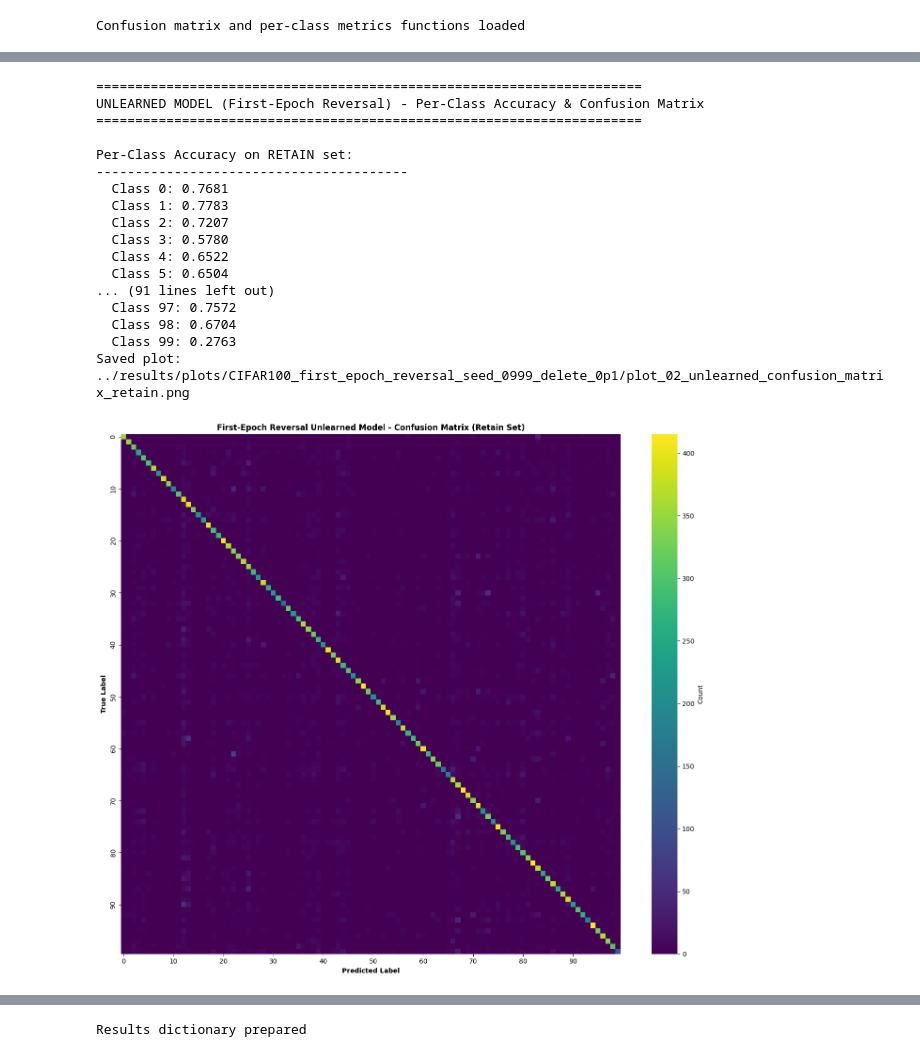
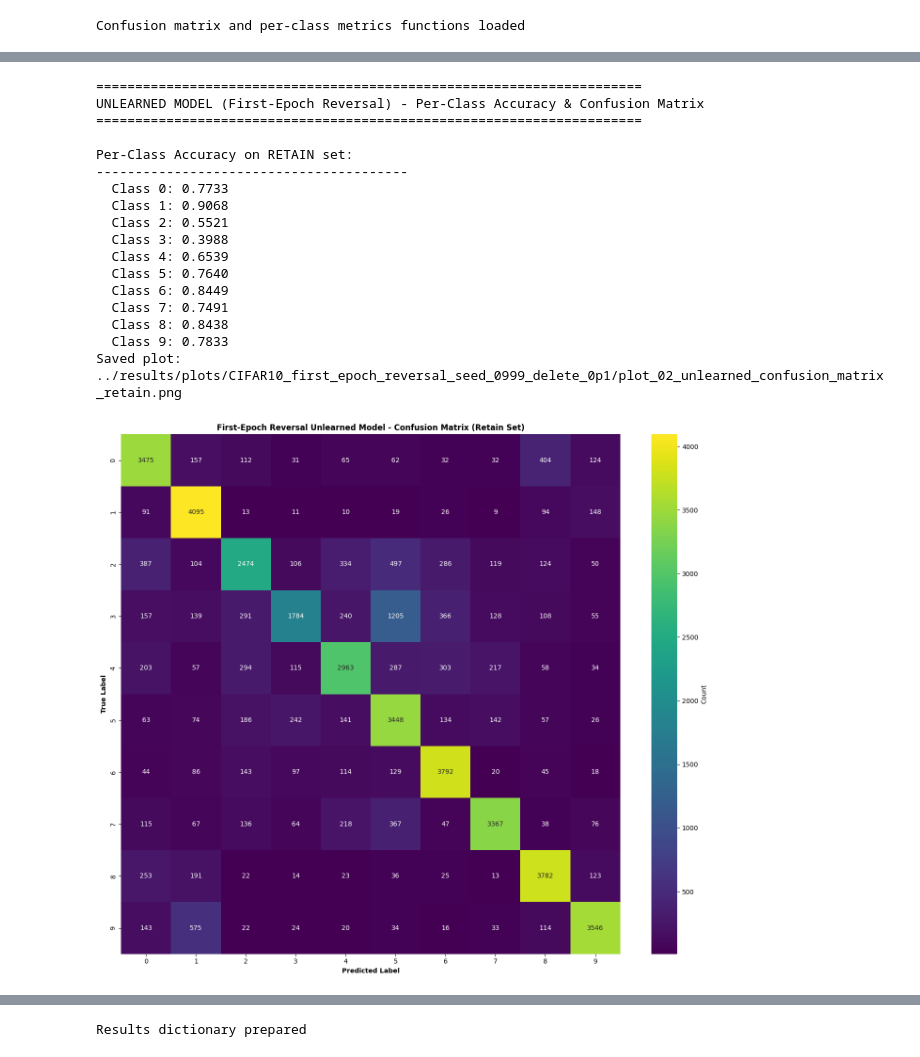
Before and after one commit to NinaAbeyratne/MU-Practice, a Jupyter notebook: notebooks/first_epoch_reversal.ipynb, the cells around one changed output, grey strips where cells are left out. Cells and saved outputs as stored; diff of their text form; code cells hidden in the pictures.

```diff
--- a/notebooks/first_epoch_reversal.ipynb
+++ b/notebooks/first_epoch_reversal.ipynb
@@ -22,8 +22,8 @@ TRAIN_EPOCHS = 10
 SAVE_EPOCH = 0
 RETRAIN_EPOCHS = 3
 LOSS_NAME = "CrossEntropyLoss"
-DATASET_TAG = "CIFAR100"
-NUM_CLASSES = 100  # CIFAR-100 has 100 classes
+DATASET_TAG = "CIFAR10"
+NUM_CLASSES = 10  # CIFAR-10 has 10 classes
 
 print(f"Configuration loaded:")
 print(f"  Dataset: {DATASET_TAG}")
@@ -82,9 +82,9 @@ transform = transforms.Compose([
 ])
 
 # Changed datasets.MNIST to datasets.CIFAR10/100
-# dataset = datasets.CIFAR10(
+dataset = datasets.CIFAR10(
 # dataset = datasets.MNIST(
-dataset = datasets.CIFAR100(
+# dataset = datasets.CIFAR100(
     root="./data",
     train=True,
     download=True,
@@ -126,8 +126,8 @@ class SimpleCNN(nn.Module):
             nn.MaxPool2d(2),
             nn.Flatten(),
             # nn.Linear(5408, 10),     # Original for MNIST with 28x28 input
-            # nn.Linear(7200, 10)     # Changed 5408 to 7200 for 32x32 input
-            nn.Linear(7200, 100), # Changed 10 to 100 for CIFAR-100 (100 classes instead of 10
+            nn.Linear(7200, 10)     # Changed 5408 to 7200 for 32x32 input
+            # nn.Linear(7200, 100), # Changed 10 to 100 for CIFAR-100 (100 classes instead of 10
         )
 
     def forward(self, x):
@@ -500,7 +500,8 @@ baseline_cm, baseline_per_class, _, _ = compute_confusion_matrix_and_per_class_m
 # Display per-class accuracy
 print("\nPer-Class Accuracy on RETAIN set:")
 print("-" * 40)
-for class_idx in range(100):
+for class_idx in range(10):
+# for class_idx in range(100):
     acc = baseline_per_class[class_idx]
     if acc is not None:
         print(f"  Class {class_idx}: {acc:.4f}")
@@ -533,45 +534,46 @@ Saved plot: ../results/plots/CIFAR100_first_epoch_reversal_seed_0999_delete_0p1/
 # %%
 print("\n" + "="*70)
 print("UNLEARNED MODEL (First-Epoch Reversal) - Per-Class Accuracy & Confusion Matrix")
 print("="*70)
 
 unlearned_cm, unlearned_per_class, _, _ = compute_confusion_matrix_and_per_class_metrics(
     unlearned_model, retain_loader, device
 )
 
 # Display per-class accuracy
 print("\nPer-Class Accuracy on RETAIN set:")
 print("-" * 40)
-for class_idx in range(100):
+for class_idx in range(10):
+# for class_idx in range(100):
     acc = unlearned_per_class[class_idx]
     if acc is not None:
         print(f"  Class {class_idx}: {acc:.4f}")
 
 # Visualize confusion matrix
 fig, ax = plt.subplots(figsize=(14, 12))
 plot_confusion_matrix(unlearned_cm, "First-Epoch Reversal Unlearned Model - Confusion Matrix (Retain Set)", ax=ax)
 plt.tight_layout()
 save_plot(fig, "plot_02_unlearned_confusion_matrix_retain.png")
 plt.show()
 # %% [output]
 ======================================================================
 UNLEARNED MODEL (First-Epoch Reversal) - Per-Class Accuracy & Confusion Matrix
 ======================================================================
 
 Per-Class Accuracy on RETAIN set:
 ----------------------------------------
-  Class 0: 0.7681
-  Class 1: 0.7783
-  Class 2: 0.7207
-  Class 3: 0.5780
-  Class 4: 0.6522
-  Class 5: 0.6504
-... (91 lines left out)
-  Class 97: 0.7572
-  Class 98: 0.6704
-  Class 99: 0.2763
-Saved plot: ../results/plots/CIFAR100_first_epoch_reversal_seed_0999_delete_0p1/plot_02_unlearned_confusion_matrix_retain.png
+  Class 0: 0.7733
+  Class 1: 0.9068
+  Class 2: 0.5521
+  Class 3: 0.3988
+  Class 4: 0.6539
+  Class 5: 0.7640
+  Class 6: 0.8449
+  Class 7: 0.7491
+  Class 8: 0.8438
+  Class 9: 0.7833
+Saved plot: ../results/plots/CIFAR10_first_epoch_reversal_seed_0999_delete_0p1/plot_02_unlearned_confusion_matrix_retain.png
-[figure, old version]
+[figure, new version]
 # %%
 print("\n" + "="*70)
 print("DELETE SET PERFORMANCE - Per-Class Accuracy")
```
Also changed, not shown: parts of 12 cells of this notebook, 31 other files.
